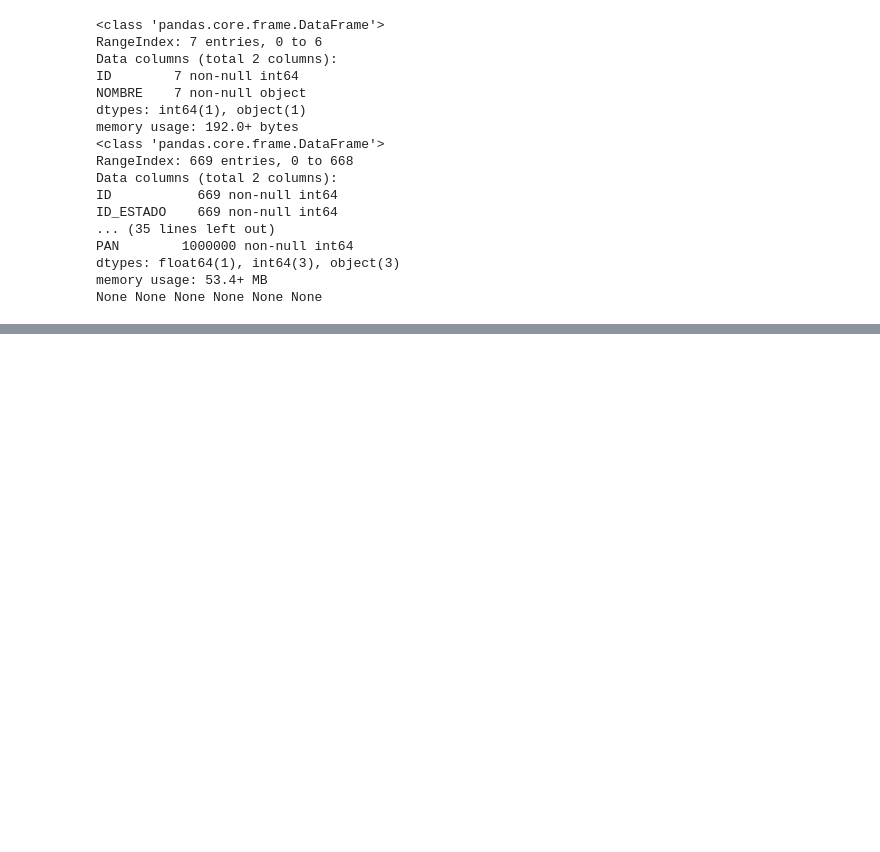
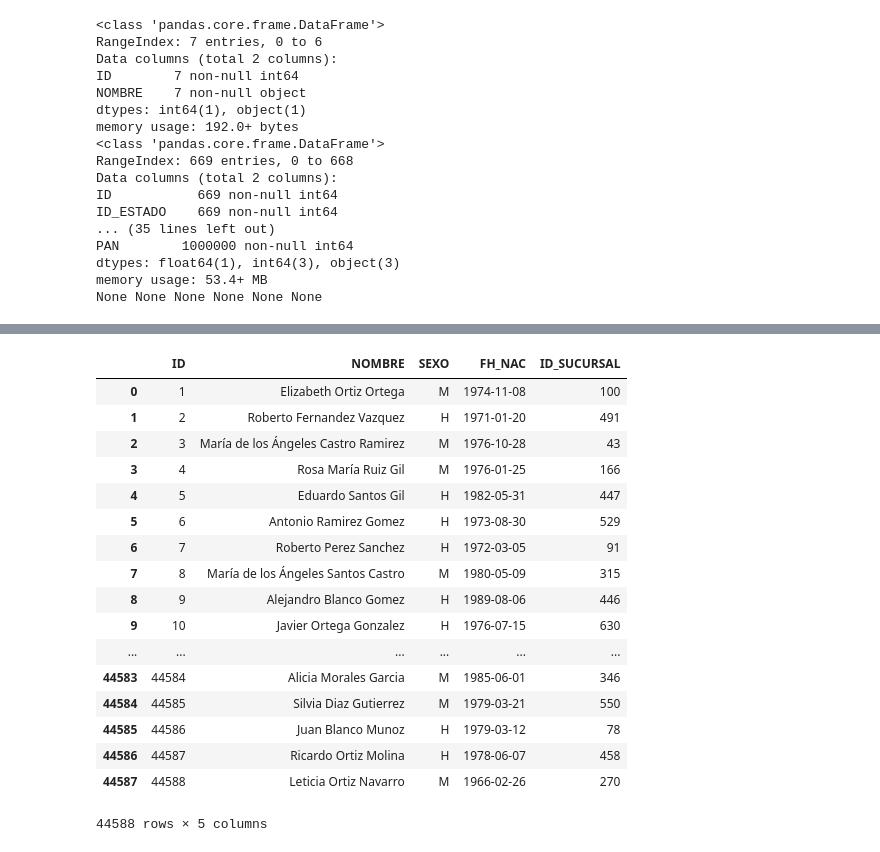
Before and after one commit to flipfudali002/TSC-Equipo-4-, a Jupyter notebook: Tarea Relacion de Sucursales .ipynb, the cells around one changed output, grey strips where cells are left out. Cells and saved outputs as stored; diff of their text form; code cells hidden in the pictures; blank space fills up the shorter version.

```diff
--- a/Tarea Relacion de Sucursales .ipynb
+++ b/Tarea Relacion de Sucursales .ipynb
@@ -142,0 +251,22 @@ None None None None None None
+# %%
+clientes = pd.read_csv("CLIENTE.txt", sep="|")
+clientes.iloc[:, 0:5]
+# %% [output]
+|  | ID | NOMBRE | SEXO | FH_NAC | ID_SUCURSAL |
+| 0 | 1 | Elizabeth Ortiz Ortega | M | 1974-11-08 | 100 |
+| 1 | 2 | Roberto Fernandez Vazquez | H | 1971-01-20 | 491 |
+| 2 | 3 | María de los Ángeles Castro Ramirez | M | 1976-10-28 | 43 |
+| 3 | 4 | Rosa María Ruiz Gil | M | 1976-01-25 | 166 |
+| 4 | 5 | Eduardo Santos Gil | H | 1982-05-31 | 447 |
+| 5 | 6 | Antonio Ramirez Gomez | H | 1973-08-30 | 529 |
+| 6 | 7 | Roberto Perez Sanchez | H | 1972-03-05 | 91 |
+| 7 | 8 | María de los Ángeles Santos Castro | M | 1980-05-09 | 315 |
+| 8 | 9 | Alejandro Blanco Gomez | H | 1989-08-06 | 446 |
+| 9 | 10 | Javier Ortega Gonzalez | H | 1976-07-15 | 630 |
+| ... | ... | ... | ... | ... | ... |
+| 44583 | 44584 | Alicia Morales Garcia | M | 1985-06-01 | 346 |
+| 44584 | 44585 | Silvia Diaz Gutierrez | M | 1979-03-21 | 550 |
+| 44585 | 44586 | Juan Blanco Munoz | H | 1979-03-12 | 78 |
+| 44586 | 44587 | Ricardo Ortiz Molina | H | 1978-06-07 | 458 |
+| 44587 | 44588 | Leticia Ortiz Navarro | M | 1966-02-26 | 270 |
+44588 rows × 5 columns
```
Also changed, not shown: parts of 11 cells of this notebook.
